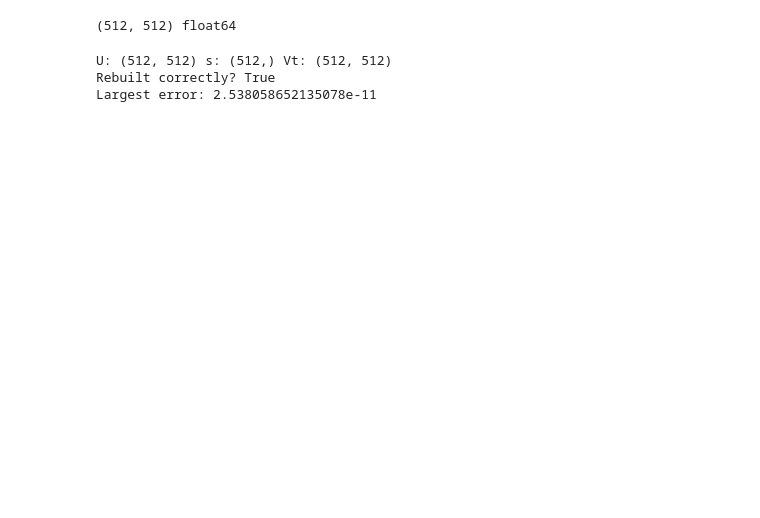
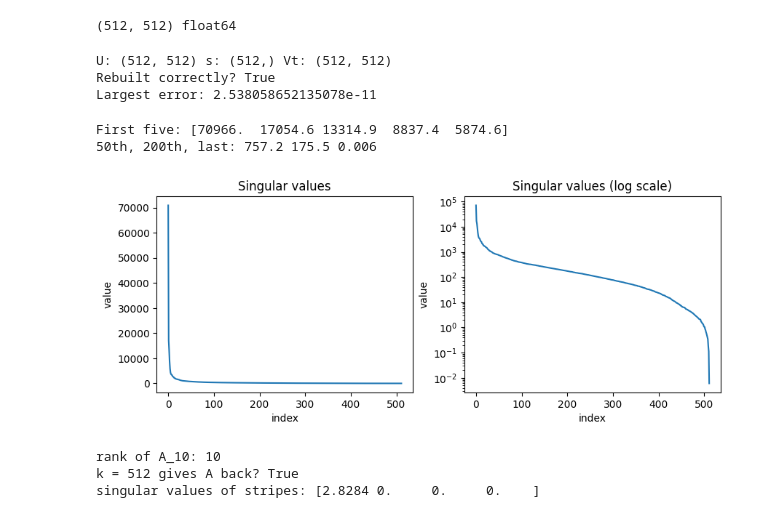
Before and after one commit to TreesaAbraham/svd-image-compression-MATH344L, a Jupyter notebook: notebook/02_svd_approximation.ipynb, the cells around one changed output. Drawn from its saved outputs; the diff is of its cells as text; code cells hidden in the pictures; blank space fills up the shorter version.

```diff
--- a/notebook/02_svd_approximation.ipynb
+++ b/notebook/02_svd_approximation.ipynb
@@ -15,14 +15,29 @@ print(A.shape, A.dtype)
 # Compute and check the SVD
 #splits the matrix into U(512x512) with orthonormal columns, s an array of 512 numbers, and Vt the transpose of U
 #A_back multiples the pieces back together, and the prints confirm if it was built and the largest error
+
+U, s, Vt = np.linalg.svd(A, full_matrices=False)
+print("U:", U.shape, "s:", s.shape, "Vt:", Vt.shape)
+
+A_back = U @ np.diag(s) @ Vt
+print("Rebuilt correctly?", np.allclose(A, A_back))
+print("Largest error:", np.abs(A - A_back).max())
+# %% [output]
+U: (512, 512) s: (512,) Vt: (512, 512)
+Rebuilt correctly? True
+Largest error: 2.538058652135078e-11
-# %%
-U, s, Vt = np.linalg.svd(A, full_matrices=False)
-print("U:", U.shape, "s:", s.shape, "Vt:", Vt.shape)
-
-A_back = U @ np.diag(s) @ Vt
-print("Rebuilt correctly?", np.allclose(A, A_back))
-print("Largest error:", np.abs(A - A_back).max())
-# %% [output]
-U: (512, 512) s: (512,) Vt: (512, 512)
-Rebuilt correctly? True
-Largest error: 2.538058652135078e-11
+# %%
+# Inspect the singular values
+print("First five:", np.round(s[:5], 1))
+print("50th, 200th, last:", round(s[49], 1),
+round(s[199], 1), round(s[-1], 3))
+fig, (ax1, ax2) = plt.subplots(1, 2, figsize=(10, 3.5))
+ax1.plot(s)
+ax1.set(title="Singular values", xlabel="index", ylabel="value")
+ax2.semilogy(s)
+ax2.set(title="Singular values (log scale)", xlabel="index", ylabel="value")
+plt.show()
+# %% [output]
+First five: [70966.  17054.6 13314.9  8837.4  5874.6]
+50th, 200th, last: 757.2 175.5 0.006
+[figure, added]
@@ -28,0 +50,9 @@ Largest error: 2.538058652135078e-11
+# %%
+print("rank of A_10:", np.linalg.matrix_rank(rank_k_approx(A, 10)))
+print("k = 512 gives A back?", np.allclose(rank_k_approx(A, 512), A))
+stripes = np.outer([1, 0, 1, 0], [1, 1, 1, 1]).astype(float)
+print("singular values of stripes:", np.round(np.linalg.svd(stripes, compute_uv=False), 4))
+# %% [output]
+rank of A_10: 10
+k = 512 gives A back? True
+singular values of stripes: [2.8284 0.     0.     0.    ]
```
Also changed, not shown: parts of 2 cells of this notebook.
